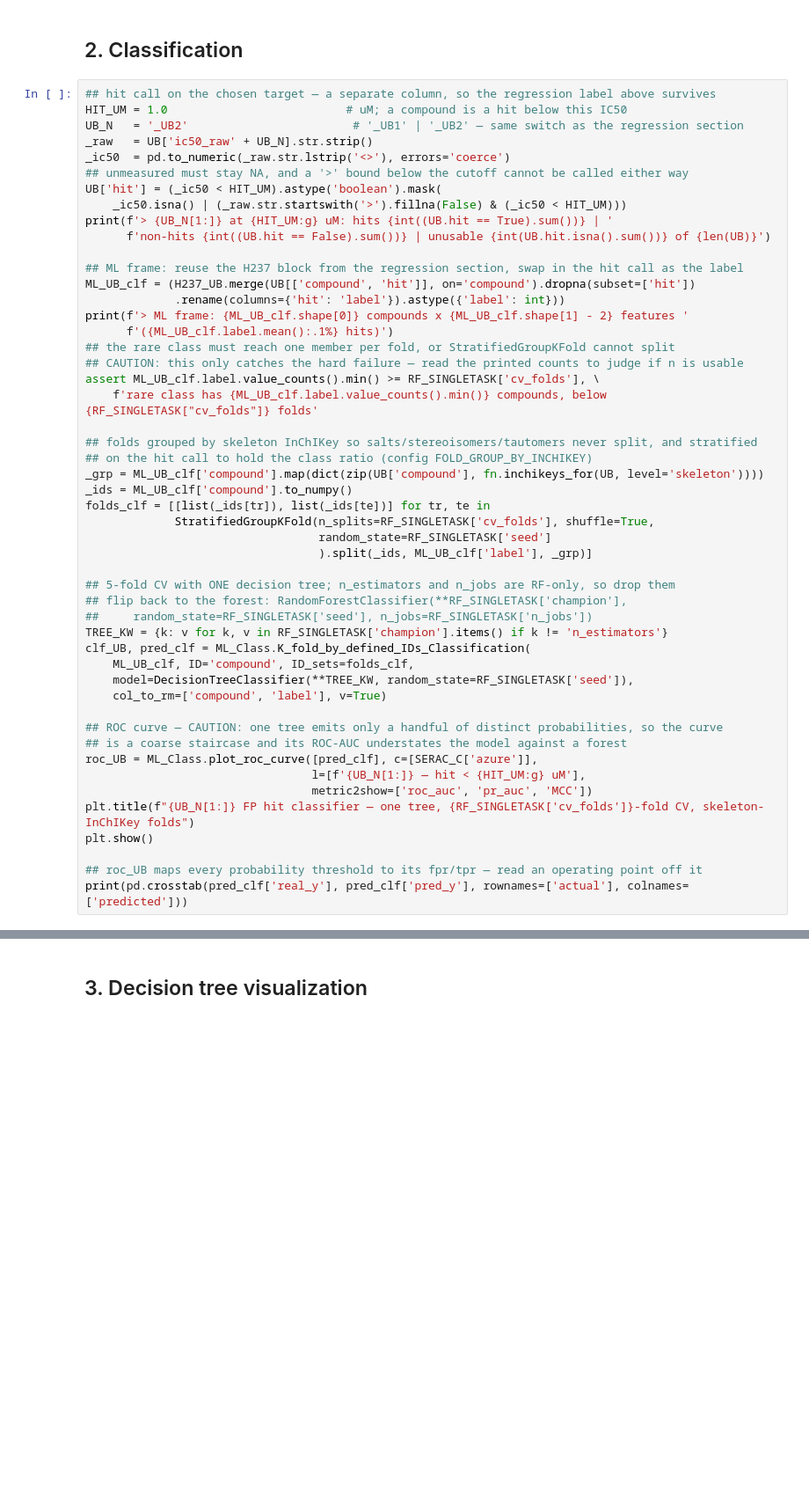
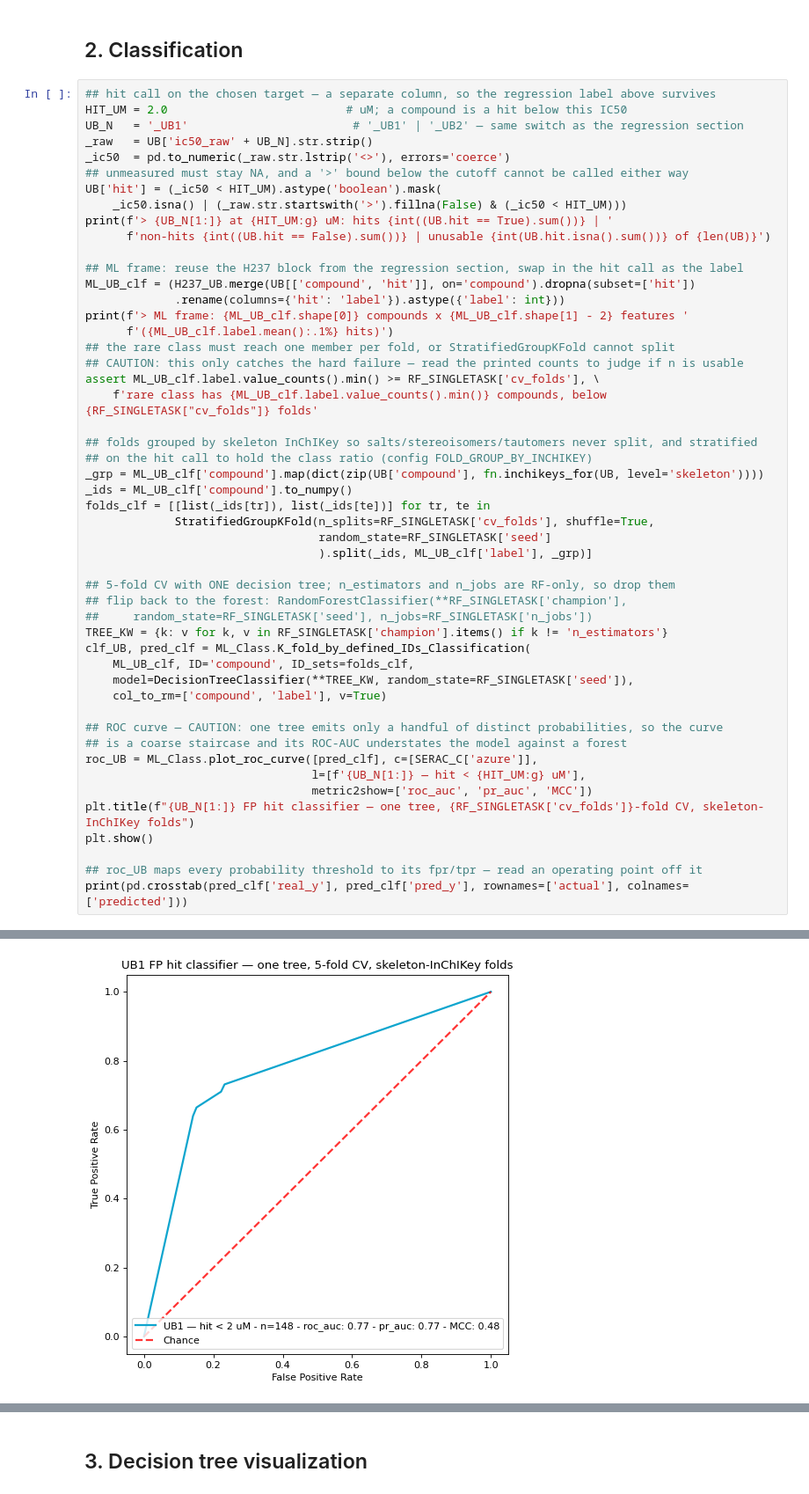
Before and after one commit to gtamo39/ADME_ML, a Jupyter notebook: vignettes/FP_preds.ipynb, the cells around one changed output, grey strips where cells are left out. Shown at 88% size. Cells and saved outputs as stored; diff of their text form; blank space fills up the shorter version.

```diff
--- a/vignettes/FP_preds.ipynb
+++ b/vignettes/FP_preds.ipynb
@@ -173,8 +199,8 @@ plt.show()
 ## 2. Classification
 # %%
 ## hit call on the chosen target — a separate column, so the regression label above survives
-HIT_UM = 1.0                          # uM; a compound is a hit below this IC50
-UB_N   = '_UB2'                        # '_UB1' | '_UB2' — same switch as the regression section
+HIT_UM = 2.0                          # uM; a compound is a hit below this IC50
+UB_N   = '_UB1'                        # '_UB1' | '_UB2' — same switch as the regression section
 _raw   = UB['ic50_raw' + UB_N].str.strip()
 _ic50  = pd.to_numeric(_raw.str.lstrip('<>'), errors='coerce')
 ## unmeasured must stay NA, and a '>' bound below the cutoff cannot be called either way
@@ -221,3 +247,4 @@ plt.show()
 
 ## roc_UB maps every probability threshold to its fpr/tpr — read an operating point off it
 print(pd.crosstab(pred_clf['real_y'], pred_clf['pred_y'], rownames=['actual'], colnames=['predicted']))
+# %% [output]
@@ -223,0 +271 @@ print(pd.crosstab(pred_clf['real_y'], pred_clf['pred_y'], rownames=['actual'], c
+[figure, added]
```
Also changed, not shown: parts of 9 cells of this notebook, 9 other files.
